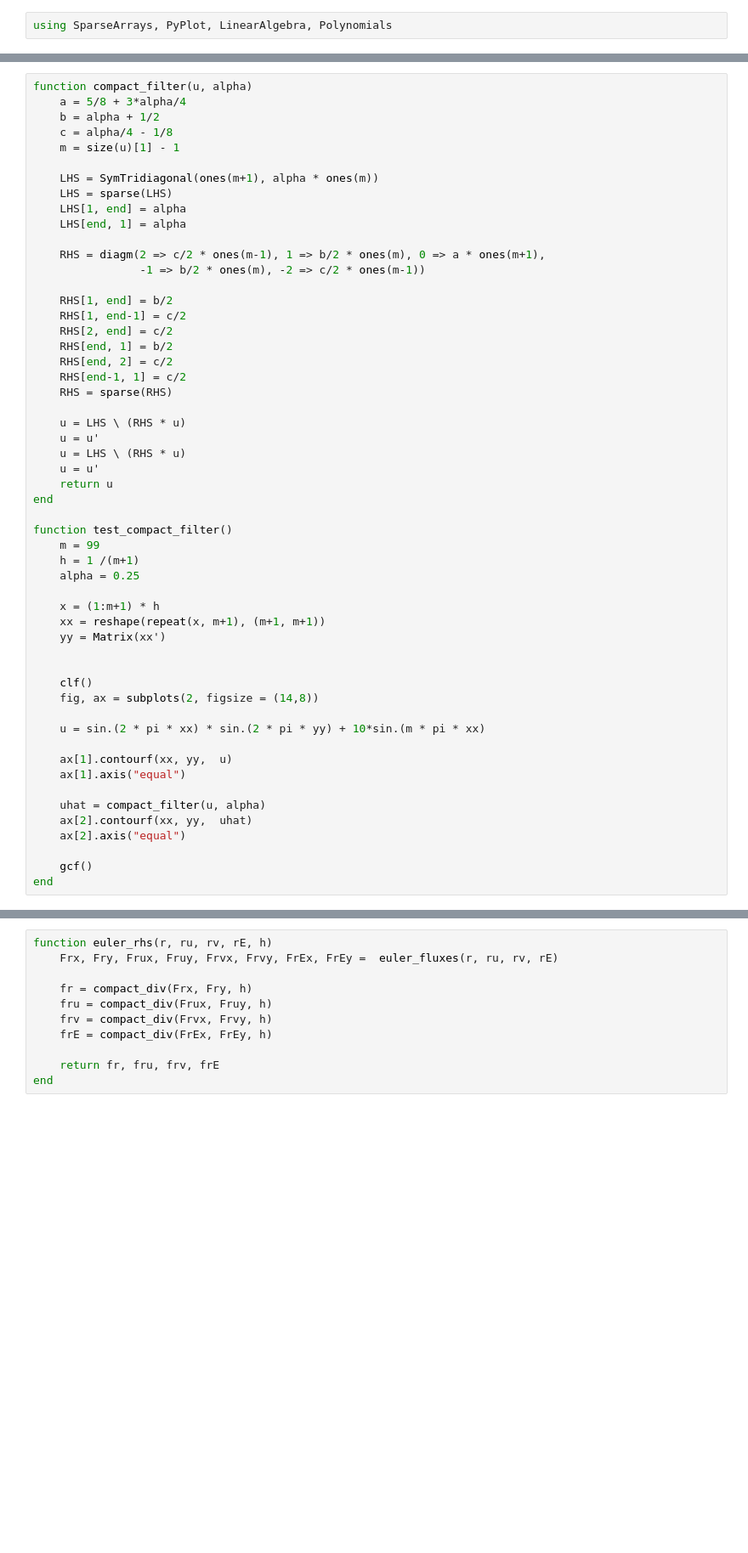
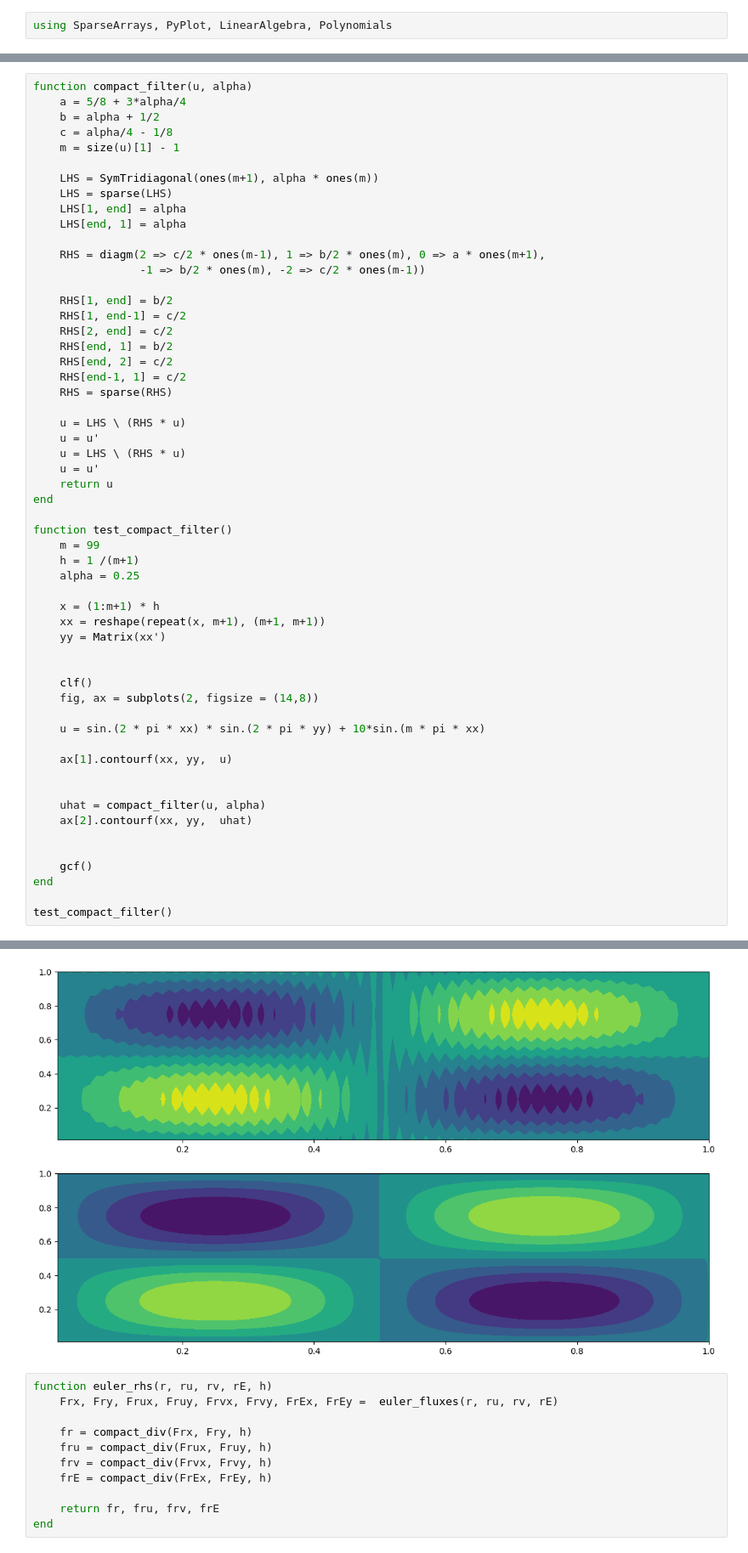
Before and after one commit to aledha/math228b, a Jupyter notebook: Problem sets/PS2/ps2.ipynb, the cells around one changed output, grey strips where cells are left out. Shown at 85% size. Saved outputs shown, nothing was run; the diff lists cells and outputs as text; blank space fills up the shorter version.

```diff
--- a/Problem sets/PS2/ps2.ipynb
+++ b/Problem sets/PS2/ps2.ipynb
@@ -120,12 +123,14 @@ function test_compact_filter()
     u = sin.(2 * pi * xx) * sin.(2 * pi * yy) + 10*sin.(m * pi * xx)
 
     ax[1].contourf(xx, yy,  u)
-    ax[1].axis("equal")
+
 
     uhat = compact_filter(u, alpha)
     ax[2].contourf(xx, yy,  uhat)
-    ax[2].axis("equal")
+
 
     gcf()
 end
+
+test_compact_filter()
 # %% [output]
@@ -133,3 +137,4 @@ test_compact_filter (generic function with 1 method)
+[figure, added]
 # %%
 function euler_rhs(r, ru, rv, rE, h)
     Frx, Fry, Frux, Fruy, Frvx, Frvy, FrEx, FrEy =  euler_fluxes(r, ru, rv, rE)
```
Also changed, not shown: parts of 10 cells of this notebook.
